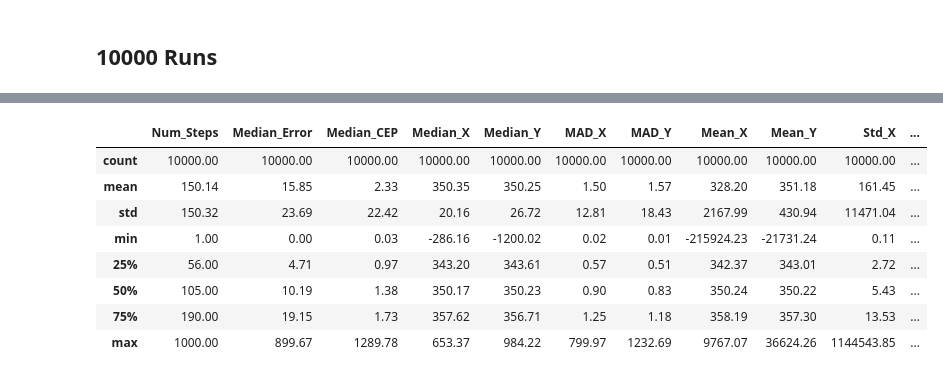
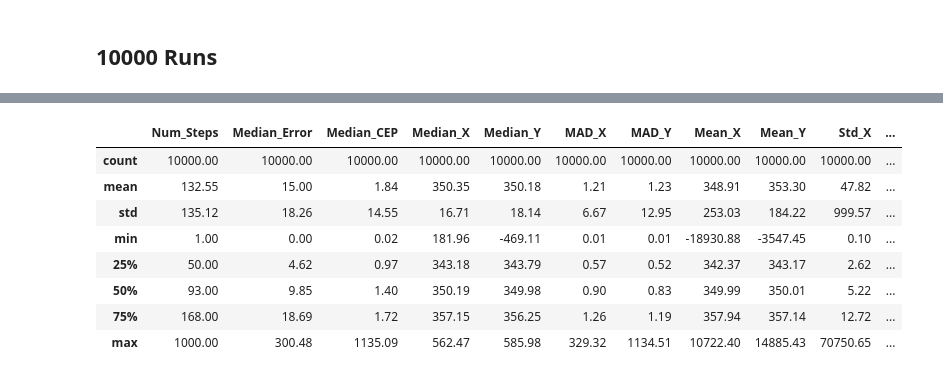
Before and after one commit to raneyoliver/CS8321Labs-public, a Jupyter notebook: lab5/Summary Results.ipynb, the cells around one changed output, grey strips where cells are left out. Drawn from its saved outputs; the diff is of its cells as text; code cells hidden in the pictures.

```diff
--- a/lab5/Summary Results.ipynb
+++ b/lab5/Summary Results.ipynb
@@ -136,13 +162,13 @@ results_iter2.describe().style.format("{:.2f}")
 # %%
-results_iter3 = pd.read_csv('iter3_results10000.csv')
+results_iter3 = pd.read_csv('iter3_1_results10000.csv')
 results_iter3.describe().style.format("{:.2f}")
 # %% [output]
 |  | Num_Steps | Median_Error | Median_CEP | Median_X | Median_Y | MAD_X | MAD_Y | Mean_X | Mean_Y | Std_X | ... |
 | count | 10000.00 | 10000.00 | 10000.00 | 10000.00 | 10000.00 | 10000.00 | 10000.00 | 10000.00 | 10000.00 | 10000.00 | ... |
-| mean | 150.14 | 15.85 | 2.33 | 350.35 | 350.25 | 1.50 | 1.57 | 328.20 | 351.18 | 161.45 | ... |
-| std | 150.32 | 23.69 | 22.42 | 20.16 | 26.72 | 12.81 | 18.43 | 2167.99 | 430.94 | 11471.04 | ... |
-| min | 1.00 | 0.00 | 0.03 | -286.16 | -1200.02 | 0.02 | 0.01 | -215924.23 | -21731.24 | 0.11 | ... |
-| 25% | 56.00 | 4.71 | 0.97 | 343.20 | 343.61 | 0.57 | 0.51 | 342.37 | 343.01 | 2.72 | ... |
-| 50% | 105.00 | 10.19 | 1.38 | 350.17 | 350.23 | 0.90 | 0.83 | 350.24 | 350.22 | 5.43 | ... |
-| 75% | 190.00 | 19.15 | 1.73 | 357.62 | 356.71 | 1.25 | 1.18 | 358.19 | 357.30 | 13.53 | ... |
-| max | 1000.00 | 899.67 | 1289.78 | 653.37 | 984.22 | 799.97 | 1232.69 | 9767.07 | 36624.26 | 1144543.85 | ... |
+| mean | 132.55 | 15.00 | 1.84 | 350.35 | 350.18 | 1.21 | 1.23 | 348.91 | 353.30 | 47.82 | ... |
+| std | 135.12 | 18.26 | 14.55 | 16.71 | 18.14 | 6.67 | 12.95 | 253.03 | 184.22 | 999.57 | ... |
+| min | 1.00 | 0.00 | 0.02 | 181.96 | -469.11 | 0.01 | 0.01 | -18930.88 | -3547.45 | 0.10 | ... |
+| 25% | 50.00 | 4.62 | 0.97 | 343.18 | 343.79 | 0.57 | 0.52 | 342.37 | 343.17 | 2.62 | ... |
+| 50% | 93.00 | 9.85 | 1.40 | 350.19 | 349.98 | 0.90 | 0.83 | 349.99 | 350.01 | 5.22 | ... |
+| 75% | 168.00 | 18.69 | 1.72 | 357.15 | 356.25 | 1.26 | 1.19 | 357.94 | 357.14 | 12.72 | ... |
+| max | 1000.00 | 300.48 | 1135.09 | 562.47 | 585.98 | 329.32 | 1134.51 | 10722.40 | 14885.43 | 70750.65 | ... |
```
Also changed, not shown: parts of 17 cells of this notebook, 18 other files.
